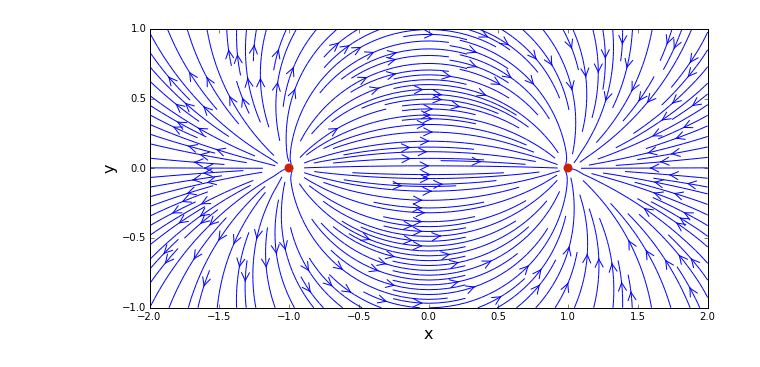
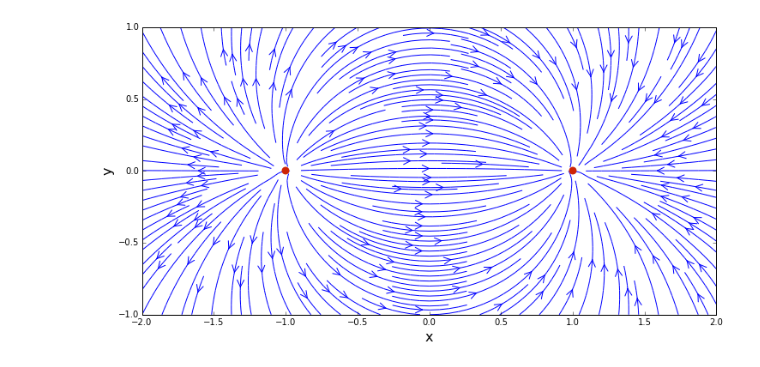
Before and after one commit to mglasstone/MAE6226, a Jupyter notebook: Source_Sink_Pair.ipynb, the cells around one changed output. Cells and saved outputs as stored; diff of their text form; code cells hidden in the pictures.

```diff
--- a/Source_Sink_Pair.ipynb
+++ b/Source_Sink_Pair.ipynb
@@ -66,17 +66,17 @@ plt.scatter(x_sink, y_sink, color='#CD2305', s=80, marker='o', linewidth=0);
 # %%
 # computes the velocity of the pair source/sink by superposition
 u_pair = u_source + u_sink
 v_pair = v_source + v_sink
 
 # plots the streamlines of the pair source/sink
-size = 10
+size = 12
 plt.figure(figsize=(size, (y_end-y_start)/(x_end-x_start)*size))
 plt.xlabel('x', fontsize=16)
 plt.ylabel('y', fontsize=16)
 plt.xlim(x_start, x_end)
 plt.ylim(y_start, y_end)
 plt.streamplot(X, Y, u_pair, v_pair, density=2.0, linewidth=1, arrowsize=2, arrowstyle='->')
 plt.scatter([x_source, x_sink], [y_source, y_sink],
             color='#CD2305', s=80, marker='o', linewidth=0);
 # %% [output]
-[figure, old version]
+[figure, new version]
```
Also changed, not shown: parts of 3 cells of this notebook.
